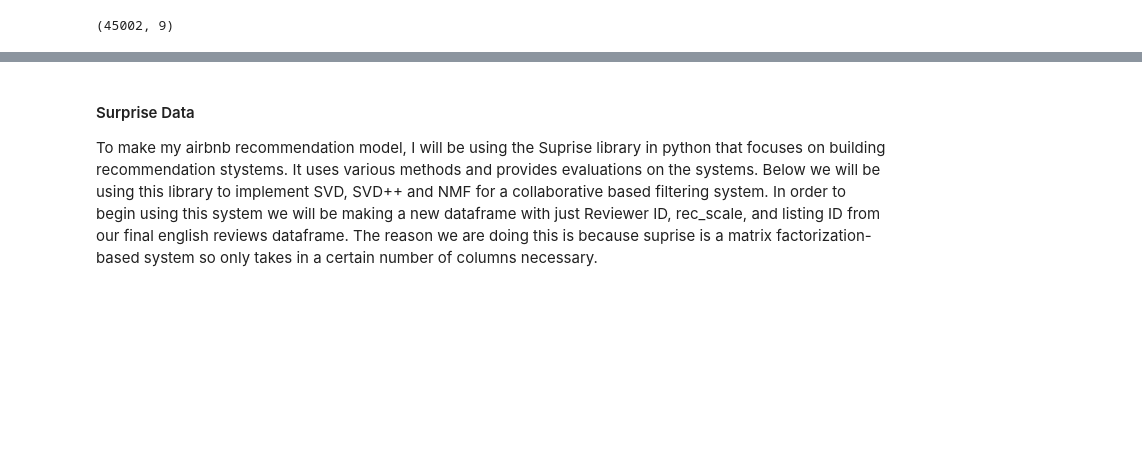
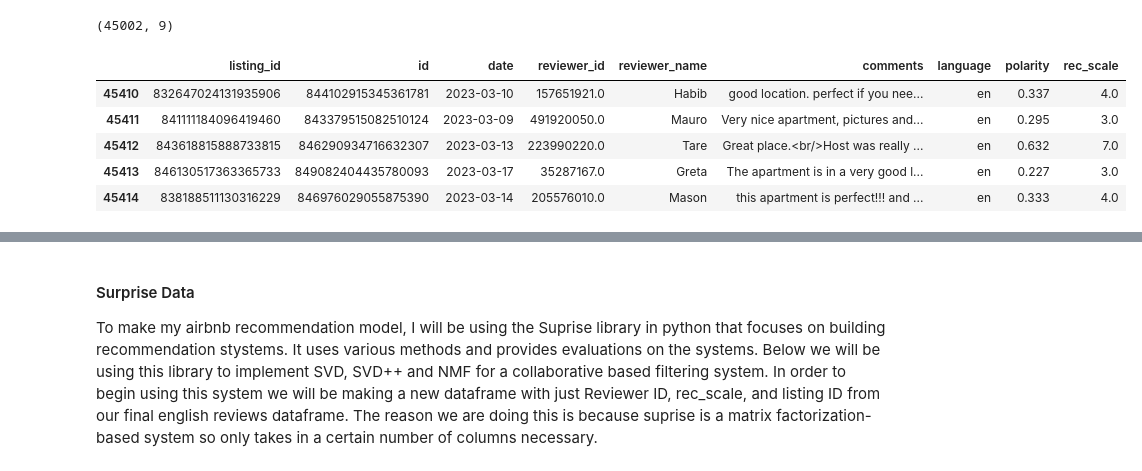
Before and after one commit to anat-jacobson/Airbnb-Recommender, a Jupyter notebook: Airbnb_Recommender_Collab_Filtering.ipynb, the cells around one changed output, grey strips where cells are left out. Drawn from its saved outputs; the diff is of its cells as text; code cells hidden in the pictures; blank space fills up the shorter version.

```diff
--- a/Airbnb_Recommender_Collab_Filtering.ipynb
+++ b/Airbnb_Recommender_Collab_Filtering.ipynb
@@ -733,3 +734,12 @@ english_reviews.shape
 #this isn't matching.
 # %% [output]
 (45002, 9)
+# %%
+final_df.tail()
+# %% [output]
+|  | listing_id | id | date | reviewer_id | reviewer_name | comments | language | polarity | rec_scale |
+| 45410 | 832647024131935906 | 844102915345361781 | 2023-03-10 | 157651921.0 | Habib | good location. perfect if you nee... | en | 0.337 | 4.0 |
+| 45411 | 841111184096419460 | 843379515082510124 | 2023-03-09 | 491920050.0 | Mauro | Very nice apartment, pictures and... | en | 0.295 | 3.0 |
+| 45412 | 843618815888733815 | 846290934716632307 | 2023-03-13 | 223990220.0 | Tare | Great place.<br/>Host was really ... | en | 0.632 | 7.0 |
+| 45413 | 846130517363365733 | 849082404435780093 | 2023-03-17 | 35287167.0 | Greta | The apartment is in a very good l... | en | 0.227 | 3.0 |
+| 45414 | 838188511130316229 | 846976029055875390 | 2023-03-14 | 205576010.0 | Mason | this apartment is perfect!!! and ... | en | 0.333 | 4.0 |
```
Also changed, not shown: parts of 39 cells of this notebook.
